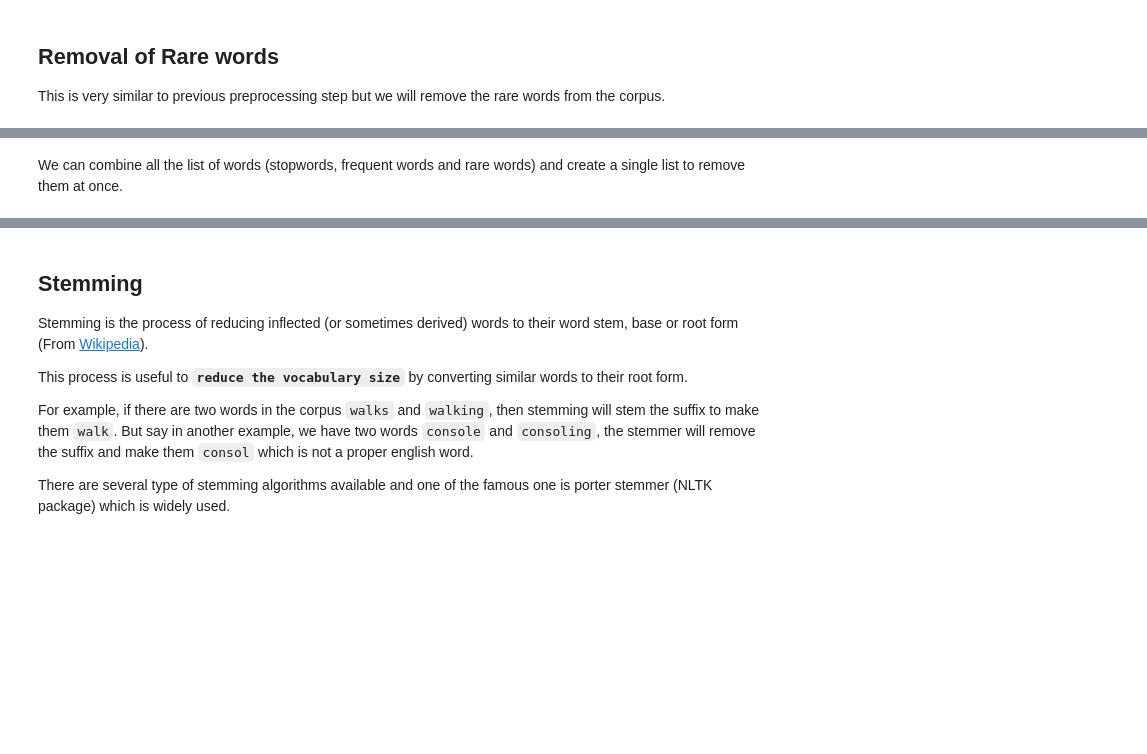
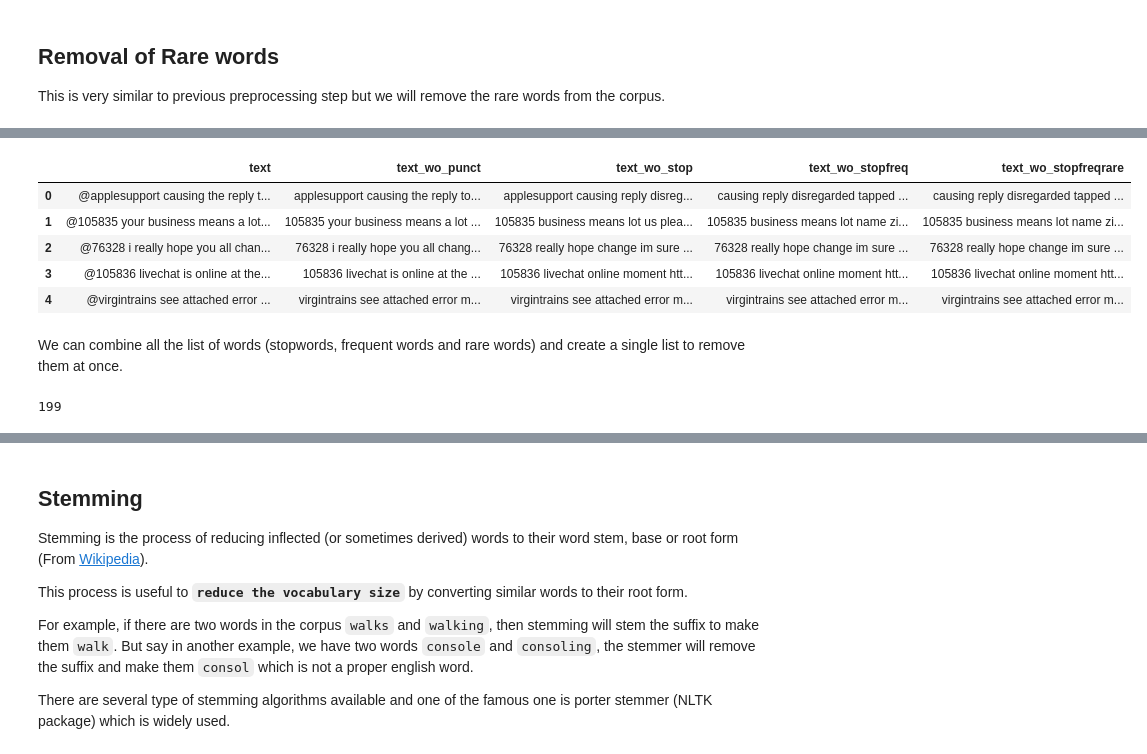
Before and after one commit to RPegoud/nlp_courses, a Jupyter notebook: nlp_courses/tp_1_text_cleaning/TP_1_preprocessing.ipynb, the cells around one changed output, grey strips where cells are left out. Cells and saved outputs as stored; diff of their text form; code cells hidden in the pictures; blank space fills up the shorter version.

```diff
--- a/nlp_courses/tp_1_text_cleaning/TP_1_preprocessing.ipynb
+++ b/nlp_courses/tp_1_text_cleaning/TP_1_preprocessing.ipynb
@@ -184,8 +262,17 @@ cnt = Counter()
 # 3: instantiate the Counter class with your tokenized array
 # 4: use the most_common class method to return the most frequent words
 
+combined_text = " ".join(text_df["text_wo_stop"])
 
-most_common =
+tokenized_words = combined_text.split()
 
-assert set(most_common[:10]) == set([('us', 25), ('dm', 19),('help', 17),('thanks', 12),('please', 10),('hi', 9),('ive', 8),('phone', 8),('version', 8),('get', 8)])
+# Use Counter to count the frequency of each word
+word_count = Counter(tokenized_words)
+
+most_common = word_count.most_common()
+
+expected_most_common = [('us', 25), ('dm', 19), ('help', 17), ('thanks', 12), ('please', 10), ('hi', 9), ('ive', 8), ('phone', 8), ('version', 8), ('get', 8)]
+
+# assert set(most_common[:10]) == set(expected_most_common)
+
 most_common[:10]
@@ -211,7 +309,11 @@ def remove_freqwords(text: str, freq_words: list=FREQWORDS) -> str:
     # words = []
     # for word, count in most_common[:10]:
     #   words.append(word)
-    return
+
+    words = [word for word, count in most_common[:10]]
+    split = text.split(' ')
+    filtered_words =  [word for word in split if word not in words]
+    return " ".join(filtered_words)
 # %%
 assert remove_freqwords(text_df.text_wo_stop.values[1]) == "105835 business means lot name zip code additional details concern rr httpstcoznuu1vjn9r"
 
@@ -226,5 +335,5 @@ text_df.head()
 This is very similar to previous preprocessing step but we will remove the rare words from the corpus.
 # %%
 # let's keep only the latest version of the processed text
-text_df = text_df[["text", "text_wo_stopfreq"]]
+#text_df = text_df[["text", "text_wo_stopfreq"]]
 text_df.head()
@@ -231,7 +347,9 @@ text_df.head()
 # %%
 # Your code here:
 # Reuse your previous most_common list to extract the 10 rarest words
-RAREWORDS =
+RAREWORDS = [word for word, count in most_common[-10:]]
 
-assert set(RAREWORDS) == set(['lee', 'log', 'browser', 'including', 'httpstco9281okeebk105861', 'line', 'green', 'thin', 'keen', 'slowdown'])
+#assert set(RAREWORDS) == set(['lee', 'log', 'browser', 'including', 'httpstco9281okeebk105861', 'line', 'green', 'thin', 'keen', 'slowdown'])
+# the assert present the same words but in a different order so it fails
+
 RAREWORDS
@@ -238,21 +367,31 @@ RAREWORDS
 # %%
 def remove_rarewords(text: str, rare_words: list=RAREWORDS) -> str:
     """
     Removes a selection of rare words from the input string
 
     Inputs:
         text (str): The input text from which rare words will be removed
         rare_words (list): A list of rare words to remove from the text
 
     Returns:
         str: A new string with all rare words removed
     """
     # Your code here:
     # Filter out the most frequent words from a text string
-    return
+    split = text.split(' ')
+    filtered_words =  [word for word in split if word not in rare_words]
+    return " ".join(filtered_words)
+
 
 text_df["text_wo_stopfreqrare"] = text_df["text_wo_stopfreq"].apply(remove_rarewords)
 text_df.head()
+# %% [output]
+|  | text | text_wo_punct | text_wo_stop | text_wo_stopfreq | text_wo_stopfreqrare |
+| 0 | @applesupport causing the reply t... | applesupport causing the reply to... | applesupport causing reply disreg... | causing reply disregarded tapped ... | causing reply disregarded tapped ... |
+| 1 | @105835 your business means a lot... | 105835 your business means a lot ... | 105835 business means lot us plea... | 105835 business means lot name zi... | 105835 business means lot name zi... |
+| 2 | @76328 i really hope you all chan... | 76328 i really hope you all chang... | 76328 really hope change im sure ... | 76328 really hope change im sure ... | 76328 really hope change im sure ... |
+| 3 | @105836 livechat is online at the... | 105836 livechat is online at the ... | 105836 livechat online moment htt... | 105836 livechat online moment htt... | 105836 livechat online moment htt... |
+| 4 | @virgintrains see attached error ... | virgintrains see attached error m... | virgintrains see attached error m... | virgintrains see attached error m... | virgintrains see attached error m... |
 # %% [markdown]
 We can combine all the list of words (stopwords, frequent words and rare words) and create a single list to remove them at once.
 # %%
@@ -261,9 +400,11 @@ TO_REMOVE = [list(STOPWORDS), list(FREQWORDS), list(RAREWORDS)]
 
 # Your code here:
 # concatenate all the words to remove using itertools.chain [https://www.geeksforgeeks.org/python-itertools-chain/]
-TO_REMOVE =
+TO_REMOVE = list(itertools.chain(*TO_REMOVE))
 
 assert len(TO_REMOVE) == (len(STOPWORDS) + len(FREQWORDS) + len(RAREWORDS))
 
 len(TO_REMOVE)
+# %% [output]
+199
 # %%
```
Also changed, not shown: parts of 53 cells of this notebook.
